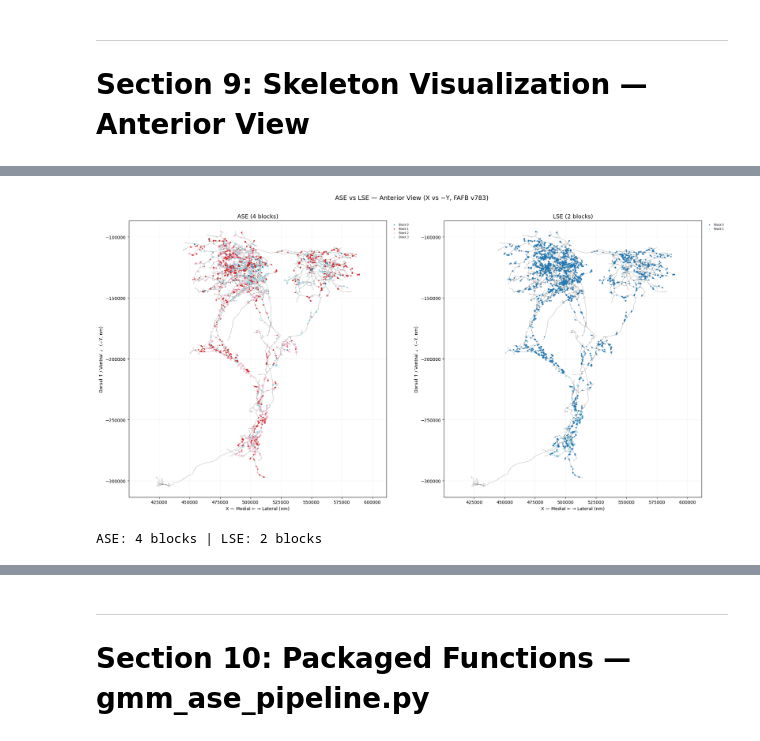
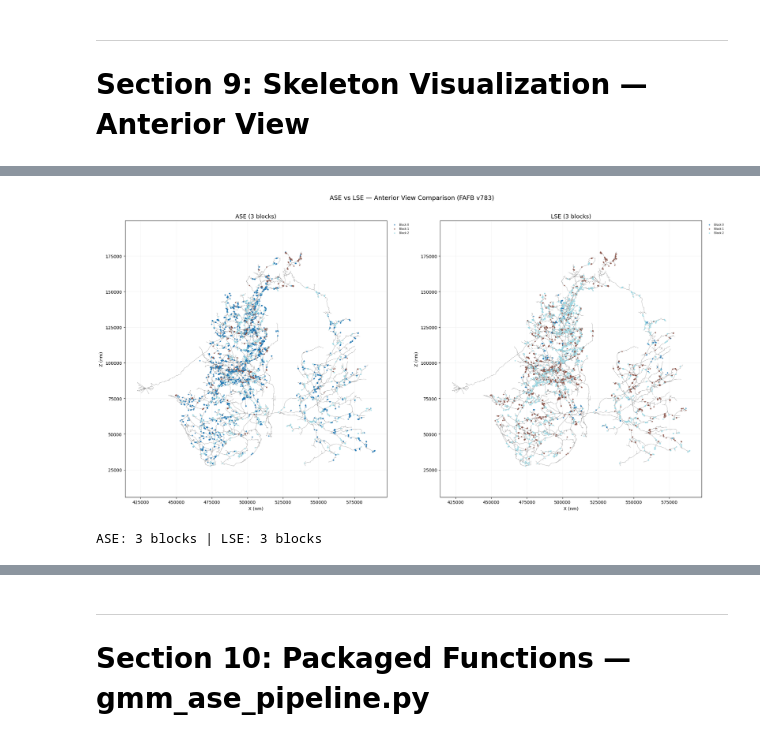
Before and after one commit to Gutierrez-lab/connectome-analysis-lab-tutorials, a Jupyter notebook: GMM_ASE/gmm_ase_oviIN_left_V1.ipynb, the cells around one changed output, grey strips where cells are left out. Saved outputs shown, nothing was run; the diff lists cells and outputs as text; code cells hidden in the pictures.

```diff
--- a/GMM_ASE/gmm_ase_oviIN_left_V1.ipynb
+++ b/GMM_ASE/gmm_ase_oviIN_left_V1.ipynb
@@ -967,12 +941,7 @@ A side-by-side comparison of ASE vs LSE block assignments is also shown.
 # %%
 # ──────────────────────────────────────────────────────────
-# CELL 9.1 — Anterior view: synapses colored by block (X vs -Y)
-# In FAFB FlyWire: X=medial-lateral, Y=dorsal-ventral (0=dorsal),
-# Z=anterior-posterior. Anterior view = X vs -Y (dorsal up).
-# Matches Hemibrain Figure 4C orientation.
+# CELL 9.1 — Anterior view: synapses colored by block
 # ──────────────────────────────────────────────────────────
-from matplotlib.collections import LineCollection
-
 cmap_plot = plt.cm.get_cmap('tab20', max(n_blocks, 1))
 block_vals_plot = sorted(partition['block'].unique())
 
@@ -982,23 +951,22 @@ labeled_plot = merged_plot.dropna(subset=['block'])
 unlabeled_count = merged_plot['block'].isna().sum()
 
 fig, ax = plt.subplots(figsize=(10, 12))
-if skeleton_lines_ant is not None and len(skeleton_lines_ant) > 0:
-    ax.add_collection(LineCollection(skeleton_lines_ant, colors='#777777',
+if skeleton_lines_xz is not None and len(skeleton_lines_xz) > 0:
+    ax.add_collection(LineCollection(skeleton_lines_xz, colors='#777777',
                                      alpha=0.5, linewidths=0.8, zorder=1))
     ax.autoscale()
 
 legend_handles = []
 for gi, g in enumerate(block_vals_plot):
     mask = labeled_plot['block'] == g
-    ax.scatter(labeled_plot.loc[mask,'post_x'],
-               -labeled_plot.loc[mask,'post_y'],
+    ax.scatter(labeled_plot.loc[mask,'post_x'], labeled_plot.loc[mask,'post_z'],
                c=[cmap_plot(gi)], s=5, alpha=0.7, zorder=2)
     legend_handles.append(mlines.Line2D([], [], color=cmap_plot(gi), marker='o',
         linestyle='None', markersize=5,
         label=f'Block {int(g)} ({mask.sum():,})'))
 
 ax.set_xlabel('X — Medial ← → Lateral (nm)', fontsize=11)
-ax.set_ylabel('Dorsal ↑ / Ventral ↓  (−Y, nm)', fontsize=11)
+ax.set_ylabel('Z — Ventral ↓ Dorsal (nm)', fontsize=11)
 ax.set_title(f'Left oviIN — GMM∘{embedding_method} Blocks ({n_blocks} blocks), Anterior View',
              fontsize=13)
 ax.set_aspect('equal', adjustable='datalim')
@@ -1023,48 +994,43 @@ A side-by-side comparison of ASE vs LSE block assignments is also shown.
 # %%
 # ──────────────────────────────────────────────────────────
-# CELL 9.2 — Side-by-side: ASE vs LSE blocks, anterior view (X vs -Y)
+# CELL 9.2 — Side-by-side: ASE vs LSE blocks (anterior view)
 # ──────────────────────────────────────────────────────────
-from graspologic.cluster import AutoGMMCluster
-
-# Fit GMM on LSE independently
+# Fit GMM on LSE independently for comparison
 gm_lse = AutoGMMCluster(min_components=2, max_components=max_k,
-                         covariance_type=['full', 'tied', 'diag', 'spherical'])
+                         covariance_type=['full','tied','diag','spherical'])
 gm_lse.fit(X_lse)
 labels_lse = gm_lse.predict(X_lse)
 n_blocks_lse = len(set(labels_lse))
-
 partition_lse = pd.DataFrame({'node_id': range(n_nodes), 'block': labels_lse})
 partition_lse['root_id'] = partition_lse['node_id'].map(idx_to_node)
 
 fig, (ax1, ax2) = plt.subplots(1, 2, figsize=(20, 10))
 for ax, part, title in [
     (ax1, partition, f'ASE ({n_blocks} blocks)'),
     (ax2, partition_lse, f'LSE ({n_blocks_lse} blocks)')
 ]:
     mrg = ovi_syns.merge(part[['root_id','block']],
                           left_on='pre_pt_root_id', right_on='root_id', how='left')
     lbl = mrg.dropna(subset=['block'])
     n_g = int(lbl['block'].nunique())
     cmap_i = plt.cm.get_cmap('tab20', max(n_g, 1))
-    if skeleton_lines_ant:
-        ax.add_collection(LineCollection(skeleton_lines_ant, colors='#777777',
+    if skeleton_lines_xz:
+        ax.add_collection(LineCollection(skeleton_lines_xz, colors='#777777',
                                          alpha=0.5, linewidths=0.8, zorder=1))
     for gi, g in enumerate(sorted(lbl['block'].unique())):
         mask = lbl['block'] == g
-        ax.scatter(lbl.loc[mask,'post_x'], -lbl.loc[mask,'post_y'],
+        ax.scatter(lbl.loc[mask,'post_x'], lbl.loc[mask,'post_z'],
                    c=[cmap_i(gi)], s=4, alpha=0.7, zorder=2, label=f'Block {int(g)}')
-    ax.set_xlabel('X — Medial ← → Lateral (nm)', fontsize=10)
-    ax.set_ylabel('Dorsal ↑ / Ventral ↓  (−Y, nm)', fontsize=10)
+    ax.set_xlabel('X (nm)', fontsize=10); ax.set_ylabel('Z (nm)', fontsize=10)
     ax.set_title(title, fontsize=13)
     ax.set_aspect('equal', adjustable='datalim')
     ax.grid(True, alpha=0.15); ax.autoscale()
     ax.legend(fontsize=6, frameon=False, bbox_to_anchor=(1.01,1.0), loc='upper left')
-
-fig.suptitle('ASE vs LSE — Anterior View (X vs −Y, FAFB v783)', fontsize=14, y=1.01)
+fig.suptitle('ASE vs LSE — Anterior View Comparison (FAFB v783)', fontsize=14, y=1.01)
 plt.tight_layout()
-plt.savefig('ase_vs_lse_anterior.png', dpi=150, bbox_inches='tight')
+plt.savefig('ase_vs_lse.png', dpi=150, bbox_inches='tight')
 plt.show()
 print(f"ASE: {n_blocks} blocks | LSE: {n_blocks_lse} blocks")
 # %% [output]
-[figure, old version]
+[figure, new version]
-ASE: 4 blocks | LSE: 2 blocks
+ASE: 3 blocks | LSE: 3 blocks
```
Also changed, not shown: parts of 24 cells of this notebook, 1 other file.
